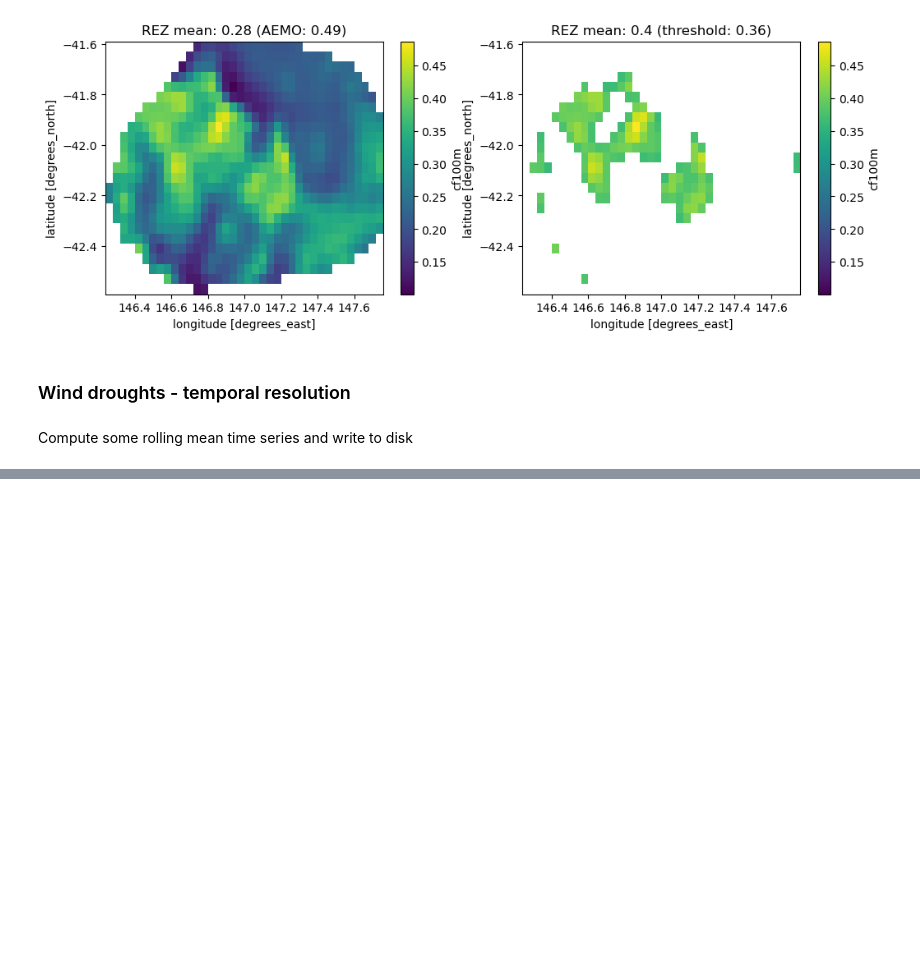
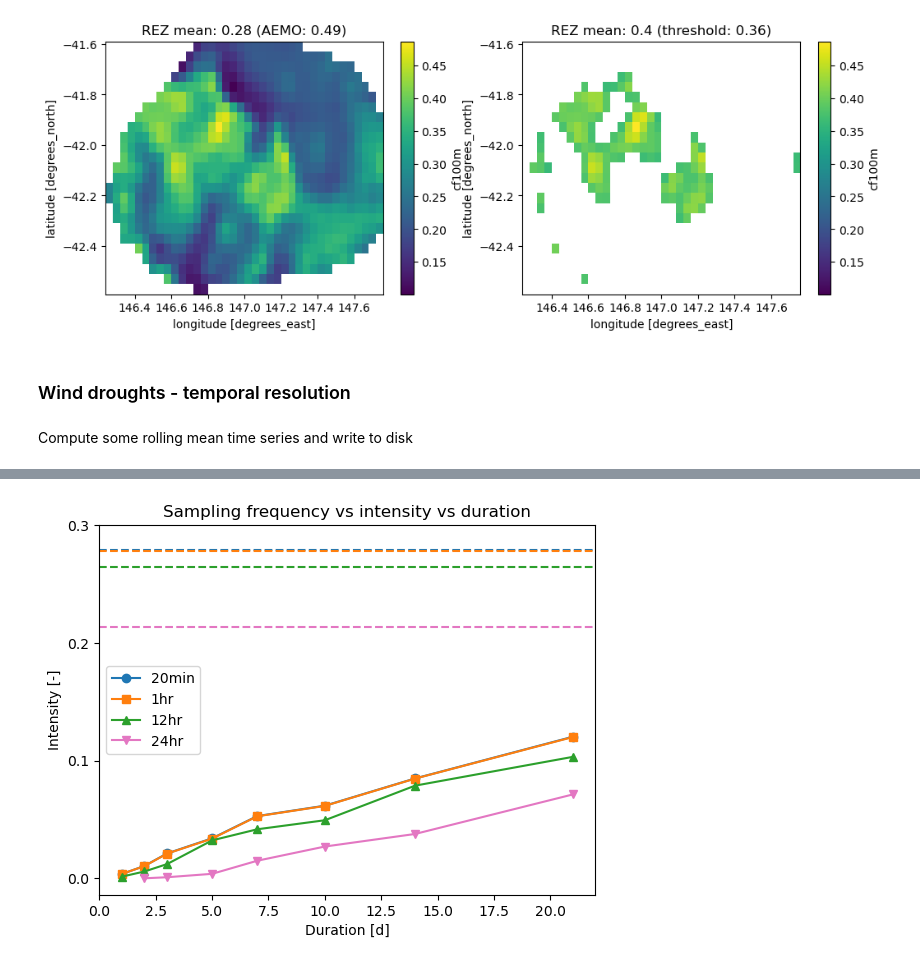
Before and after one commit to dougrichardson/wind_power_comparison, a Jupyter notebook: 04_analyse_REZ_capacity_factors.ipynb, the cells around one changed output, grey strips where cells are left out. Drawn from its saved outputs; the diff is of its cells as text; code cells hidden in the pictures; blank space fills up the shorter version.

```diff
--- a/02_REZ_capacity_factors.ipynb
+++ b/04_analyse_REZ_capacity_factors.ipynb
@@ -630,0 +437,4 @@ array(0.12339028)
+# %%
+plot_idf(roll_cf_S6, 1/len(roll_cf_S6["24hr"].time))
+# %% [output]
+[figure, added]
```
Also changed, not shown: parts of 98 cells of this notebook.
